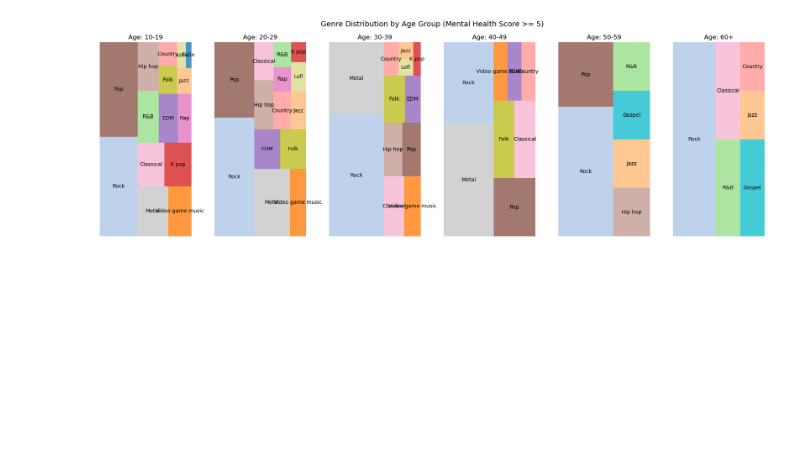
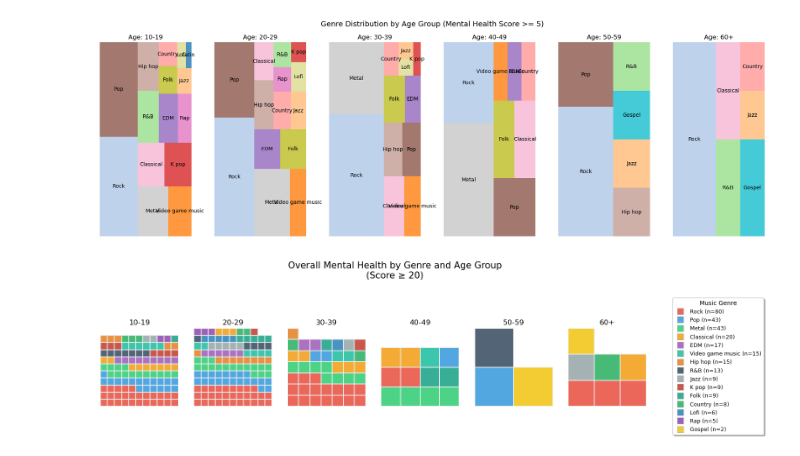
Before and after one commit to gabelsnider/Music-and-Mental-Health-DA, a Jupyter notebook: project/preliminary-notebooks/MxMH2.ipynb, the cells around one changed output. Cells and saved outputs as stored; diff of their text form; code cells hidden in the pictures; blank space fills up the shorter version.

Commit message:
Add waffle plot to MxMH2

```diff
--- a/project/preliminary-notebooks/MxMH2.ipynb
+++ b/project/preliminary-notebooks/MxMH2.ipynb
@@ -186,3 +186,82 @@ Try using .loc[row_indexer,col_indexer] = value instead
 See the caveats in the documentation: https://pandas.pydata.org/pandas-docs/stable/user_guide/indexing.html#returning-a-view-versus-a-copy
   df['Age Group'] = df['Age Group'].astype(str)
 [figure]
+# %%
+age_list = sorted(df['Age Group'].unique())
+fig, axes = plt.subplots(1, len(age_list), figsize=(18, 5))
+
+all_filtered = df[df['Overall MH'] >= 20]
+all_genre_counts = all_filtered['Fav genre'].value_counts()
+all_genres = all_genre_counts.index.tolist()
+
+color_options = ['#e74c3c', '#3498db', '#2ecc71', '#f39c12', '#9b59b6',
+                '#1abc9c', '#e67e22', '#34495e', '#95a5a6', '#c0392b',
+                '#16a085', '#27ae60', '#2980b9', '#8e44ad', '#f1c40f',
+                '#d35400', '#7f8c8d', '#2c3e50']
+genre_color_map = {genre: color_options[i % len(color_options)]
+                   for i, genre in enumerate(all_genres)}
+
+for age_idx, age in enumerate(age_list):
+    ax = axes[age_idx]
+
+    filtered = df[(df['Age Group'] == age) & (df['Overall MH'] >= 20)]
+    genre_counts = filtered['Fav genre'].value_counts()
+
+    # if len(genre_counts) > 0:
+    genres = genre_counts.index.tolist()
+    colors = [genre_color_map[g] for g in genres]
+
+    # Calculate grid size based on actual count
+    total_count = genre_counts.sum()
+    grid_size = int(np.ceil(np.sqrt(total_count)))
+    rows = grid_size
+    cols = grid_size
+
+    count = 0
+
+    for row in range(rows):
+        for col in range(cols):
+            if count < total_count:
+                genre_idx = 0
+                cumsum = 0
+                for g_idx, num in enumerate(genre_counts.values):
+                    cumsum += num
+                    if count < cumsum:
+                        genre_idx = g_idx
+                        break
+
+                ax.add_patch(plt.Rectangle((col, row), 1, 1,
+                                           facecolor=colors[genre_idx],
+                                           edgecolor='#ecf0f1', linewidth=1.5,
+                                           alpha=0.85))
+            count += 1
+
+    ax.set_xlim(0, cols)
+    ax.set_ylim(0, rows)
+    ax.set_aspect('equal')
+    ax.axis('off')
+    ax.set_title(f'{age}')
+
+# Create legend with ALL genres
+handles = []
+labels = []
+for genre in all_genres:
+    count = all_genre_counts[genre]
+    handle = plt.Line2D([0], [0], marker='s', color='w',
+                       markerfacecolor=genre_color_map[genre],
+                       markersize=10, alpha=0.85,
+                       markeredgecolor='gray', markeredgewidth=0.5)
+    handles.append(handle)
+    labels.append(f"{genre} (n={count})")
+
+fig.legend(handles, labels, loc='center left', bbox_to_anchor=(0.85, 0.5),
+          fontsize=9, frameon=True, fancybox=True, shadow=True,
+          title='Music Genre', title_fontsize=10)
+
+fig.suptitle('Overall Mental Health by Genre and Age Group\n(Score ≥ 20)',
+             fontsize=15, weight='normal', y=0.98, fontfamily='sans-serif')
+
+plt.subplots_adjust(right=0.82)
+plt.show()
+# %% [output]
+[figure, added]
```
